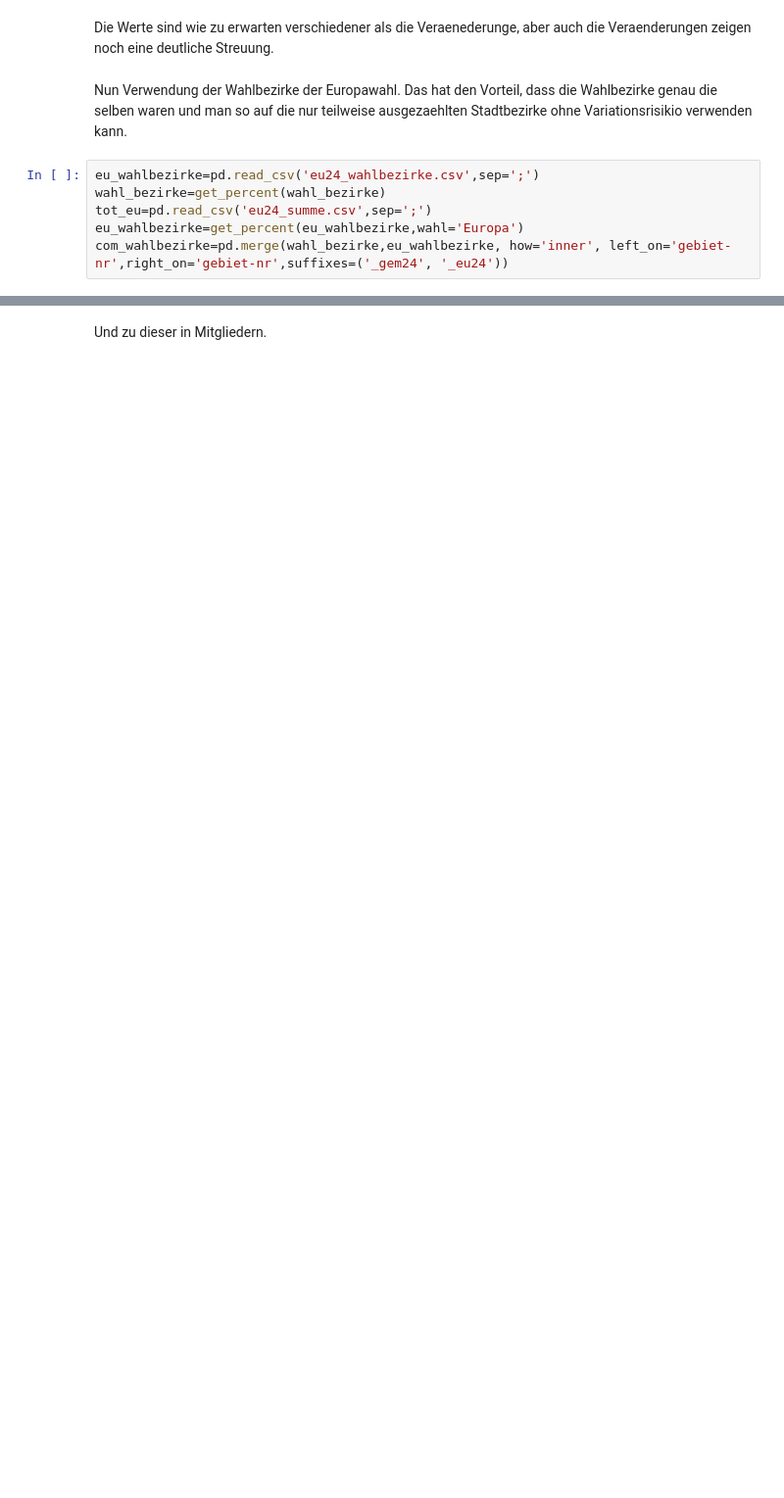
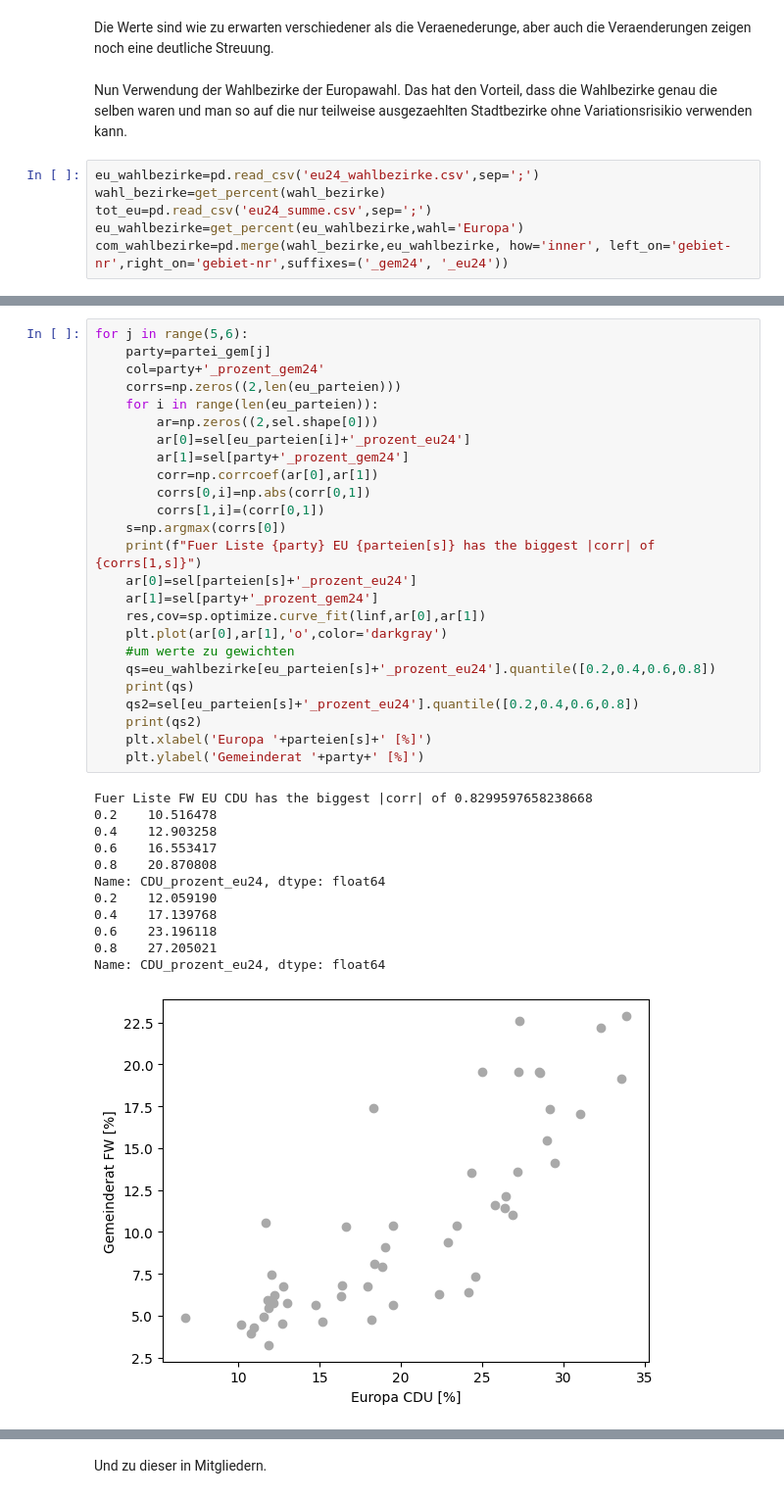
Before and after one commit to tkfritz/Freiburg_wahlen, a Jupyter notebook: Gemeinderatswahl24_Vorhersage.ipynb, the cells around one changed output, grey strips where cells are left out. Shown at 98% size. Drawn from its saved outputs; the diff is of its cells as text; blank space fills up the shorter version.

```diff
--- a/Gemeinderatswahl24_Vorhersage.ipynb
+++ b/Gemeinderatswahl24_Vorhersage.ipynb
@@ -268,0 +301,38 @@ Fuer Liste CDU EU CDU has the biggest |corr| of 0.8913876999812103
+# %%
+for j in range(5,6):
+    party=partei_gem[j]
+    col=party+'_prozent_gem24'
+    corrs=np.zeros((2,len(eu_parteien)))
+    for i in range(len(eu_parteien)):
+        ar=np.zeros((2,sel.shape[0]))
+        ar[0]=sel[eu_parteien[i]+'_prozent_eu24']
+        ar[1]=sel[party+'_prozent_gem24']
+        corr=np.corrcoef(ar[0],ar[1])
+        corrs[0,i]=np.abs(corr[0,1])
+        corrs[1,i]=(corr[0,1])
+    s=np.argmax(corrs[0])
+    print(f"Fuer Liste {party} EU {parteien[s]} has the biggest |corr| of {corrs[1,s]}")
+    ar[0]=sel[parteien[s]+'_prozent_eu24']
+    ar[1]=sel[party+'_prozent_gem24']
+    res,cov=sp.optimize.curve_fit(linf,ar[0],ar[1])
+    plt.plot(ar[0],ar[1],'o',color='darkgray')
+    #um werte zu gewichten
+    qs=eu_wahlbezirke[eu_parteien[s]+'_prozent_eu24'].quantile([0.2,0.4,0.6,0.8])
+    print(qs)
+    qs2=sel[eu_parteien[s]+'_prozent_eu24'].quantile([0.2,0.4,0.6,0.8])
+    print(qs2)
+    plt.xlabel('Europa '+parteien[s]+' [%]')
+    plt.ylabel('Gemeinderat '+party+' [%]')
+# %% [output]
+Fuer Liste FW EU CDU has the biggest |corr| of 0.8299597658238668
+0.2    10.516478
+0.4    12.903258
+0.6    16.553417
+0.8    20.870808
+Name: CDU_prozent_eu24, dtype: float64
+0.2    12.059190
+0.4    17.139768
+0.6    23.196118
+0.8    27.205021
+Name: CDU_prozent_eu24, dtype: float64
+[figure, added]
```
Also changed, not shown: parts of 49 cells of this notebook.
